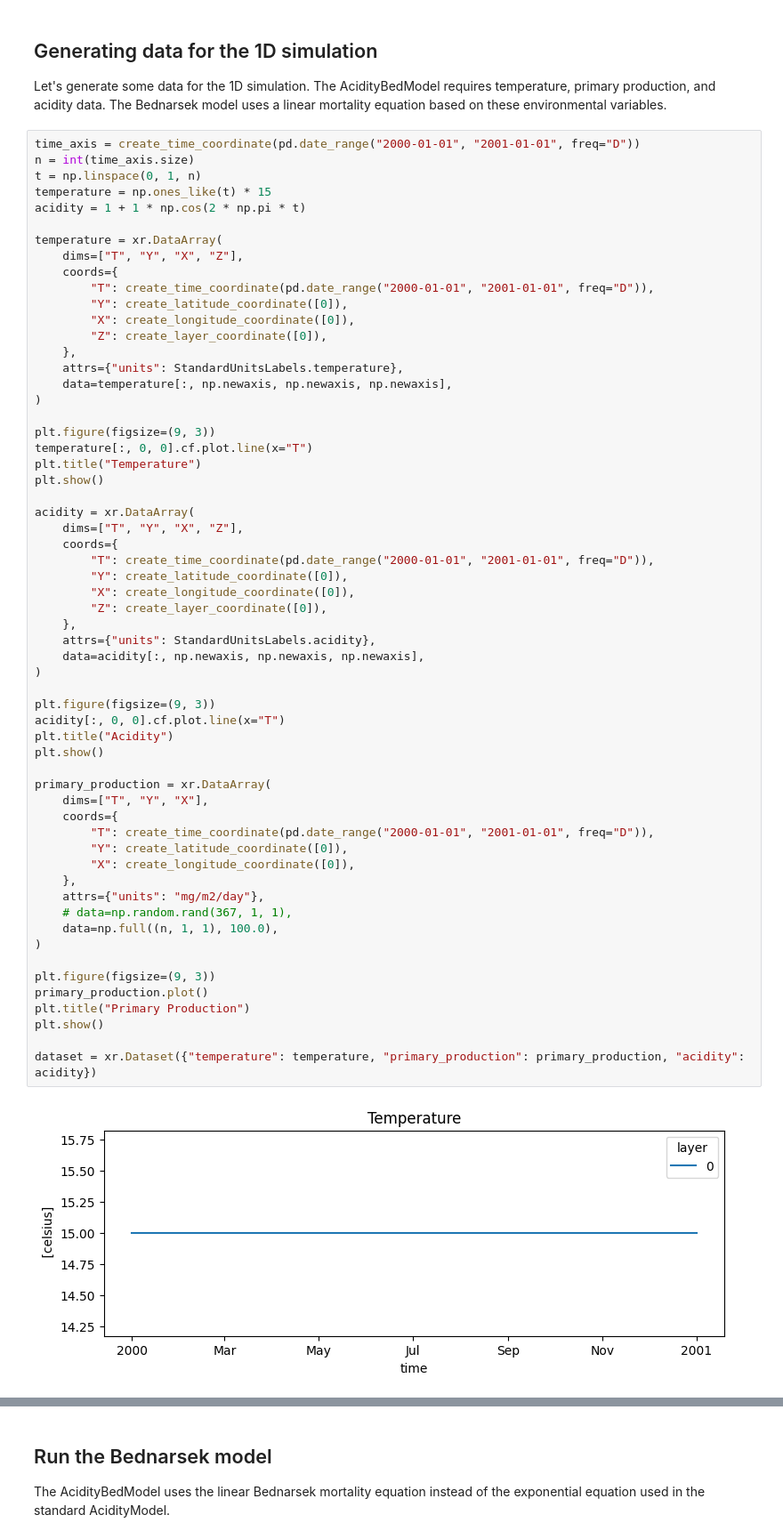
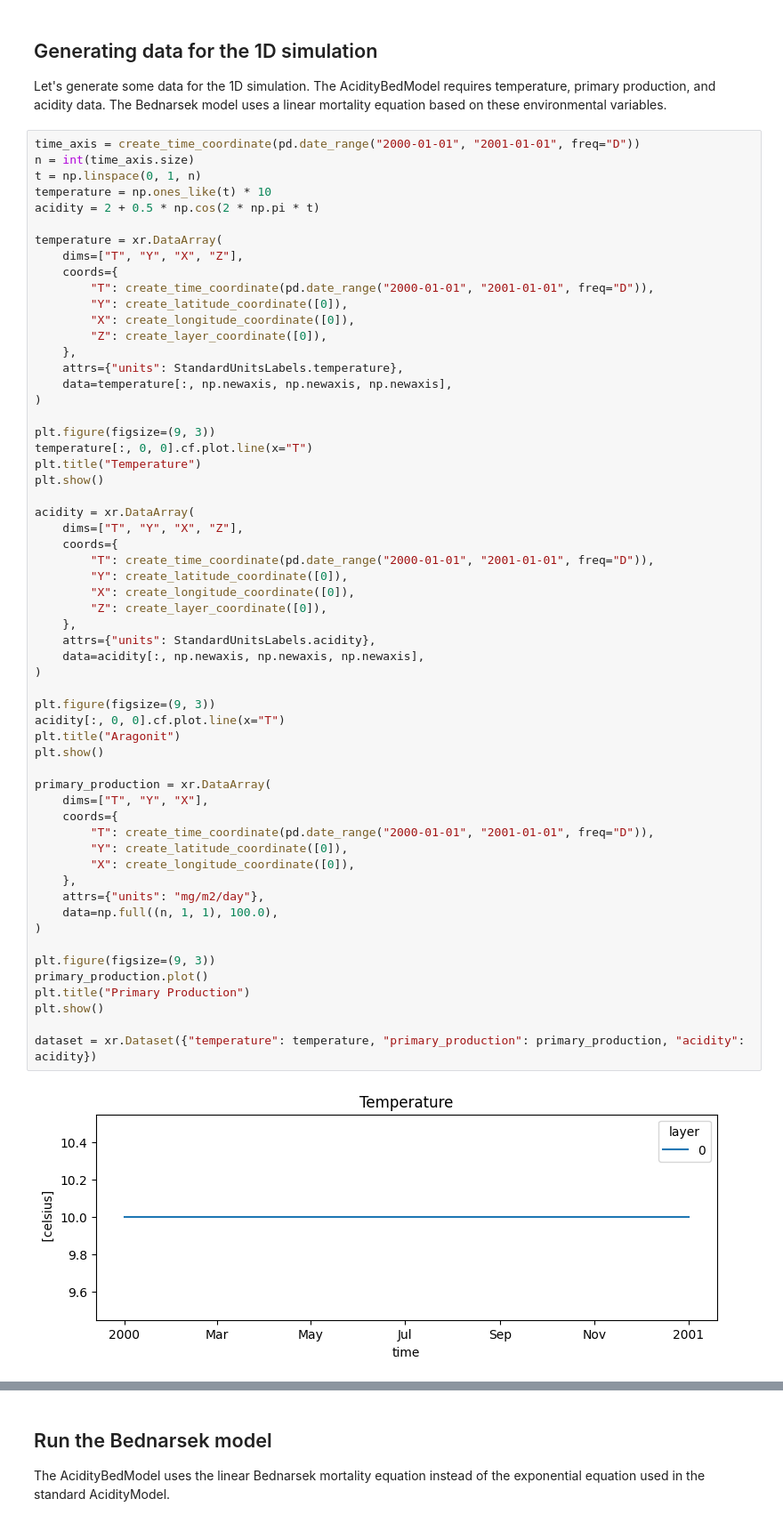
Before and after one commit to Ash12H/Seapopym, a Jupyter notebook: docs/notebooks/example_1d_model_bednarsek.ipynb, the cells around one changed output, grey strips where cells are left out. Shown: that part at 89% size. Saved outputs shown, nothing was run; the diff lists cells and outputs as text.

```diff
--- a/docs/notebooks/example_1d_model_bednarsek.ipynb
+++ b/docs/notebooks/example_1d_model_bednarsek.ipynb
@@ -37,8 +37,8 @@ Let's generate some data for the 1D simulation. The AcidityBedModel requires tem
 time_axis = create_time_coordinate(pd.date_range("2000-01-01", "2001-01-01", freq="D"))
 n = int(time_axis.size)
 t = np.linspace(0, 1, n)
-temperature = np.ones_like(t) * 15
-acidity = 1 + 1 * np.cos(2 * np.pi * t)
+temperature = np.ones_like(t) * 10
+acidity = 2 + 0.5 * np.cos(2 * np.pi * t)
 
 temperature = xr.DataArray(
     dims=["T", "Y", "X", "Z"],
@@ -64,33 +64,32 @@ acidity = xr.DataArray(
         "Y": create_latitude_coordinate([0]),
         "X": create_longitude_coordinate([0]),
         "Z": create_layer_coordinate([0]),
     },
     attrs={"units": StandardUnitsLabels.acidity},
     data=acidity[:, np.newaxis, np.newaxis, np.newaxis],
 )
 
 plt.figure(figsize=(9, 3))
 acidity[:, 0, 0].cf.plot.line(x="T")
-plt.title("Acidity")
+plt.title("Aragonit")
 plt.show()
 
 primary_production = xr.DataArray(
     dims=["T", "Y", "X"],
     coords={
         "T": create_time_coordinate(pd.date_range("2000-01-01", "2001-01-01", freq="D")),
         "Y": create_latitude_coordinate([0]),
         "X": create_longitude_coordinate([0]),
     },
     attrs={"units": "mg/m2/day"},
-    # data=np.random.rand(367, 1, 1),
     data=np.full((n, 1, 1), 100.0),
 )
 
 plt.figure(figsize=(9, 3))
 primary_production.plot()
 plt.title("Primary Production")
 plt.show()
 
 dataset = xr.Dataset({"temperature": temperature, "primary_production": primary_production, "acidity": acidity})
 # %% [output]
-[figure, old version]
+[figure, new version]
```
Also changed, not shown: parts of 8 cells of this notebook, 8 other files.
